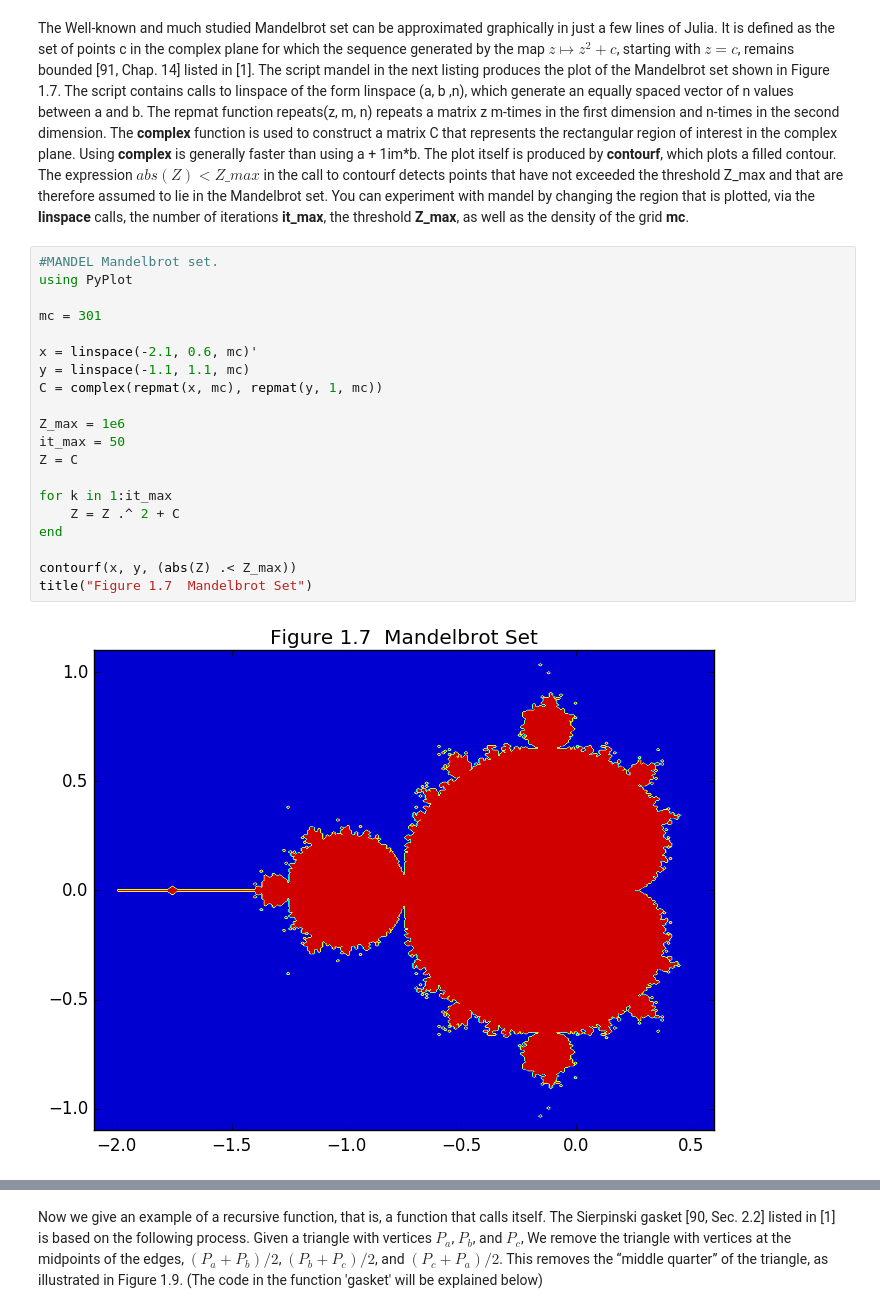
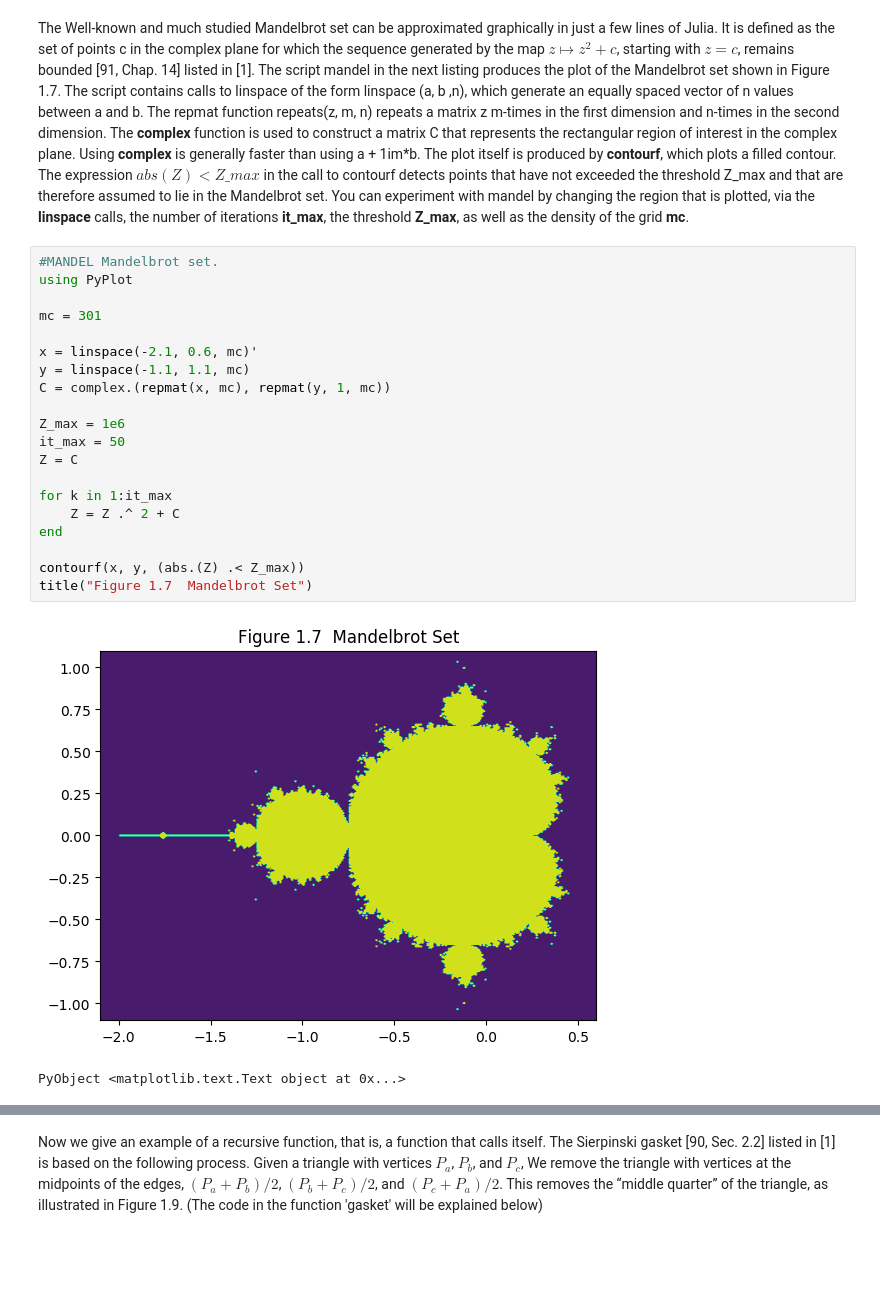
Before and after one commit to macd/dbm_notebooks, a Jupyter notebook: julia_chap1_matlab_guide.ipynb, the cells around one changed output, grey strips where cells are left out. Saved outputs shown, nothing was run; the diff lists cells and outputs as text; blank space fills up the shorter version.

```diff
--- a/julia_chap1_matlab_guide.ipynb
+++ b/julia_chap1_matlab_guide.ipynb
@@ -456,25 +487,26 @@ The Well-known and much studied Mandelbrot set can be approximated graphically i
 # %%
 #MANDEL Mandelbrot set.
 using PyPlot
 
 mc = 301
 
 x = linspace(-2.1, 0.6, mc)'
 y = linspace(-1.1, 1.1, mc)
-C = complex(repmat(x, mc), repmat(y, 1, mc))
+C = complex.(repmat(x, mc), repmat(y, 1, mc))
 
 Z_max = 1e6
 it_max = 50
 Z = C
 
 for k in 1:it_max
     Z = Z .^ 2 + C
 end
 
-contourf(x, y, (abs(Z) .< Z_max))
+contourf(x, y, (abs.(Z) .< Z_max))
 title("Figure 1.7  Mandelbrot Set")
 # %% [output]
-[figure, old version]
+[figure, new version]
+PyObject <matplotlib.text.Text object at 0x...>
 # %% [markdown]
 Next we solve the ordinary differential equation (ODE) system
 
```
Also changed, not shown: parts of 28 cells of this notebook, 1 other file.
